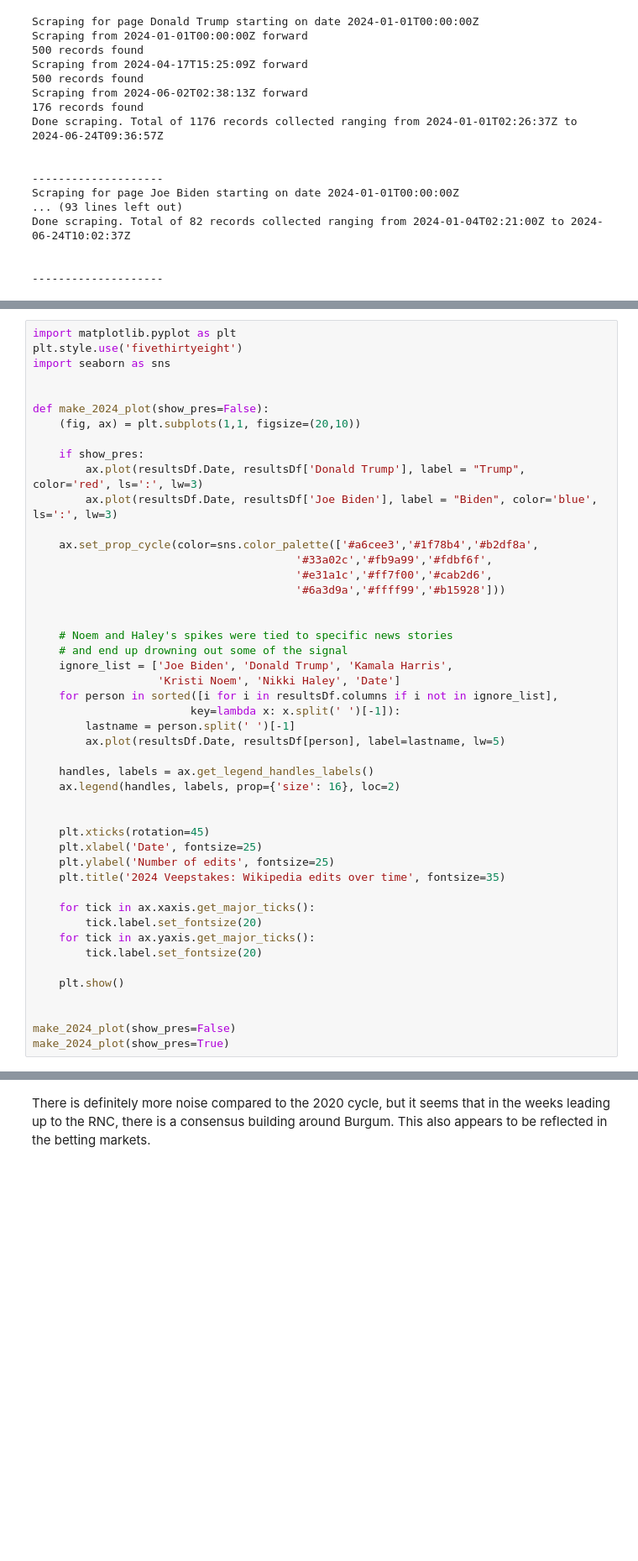
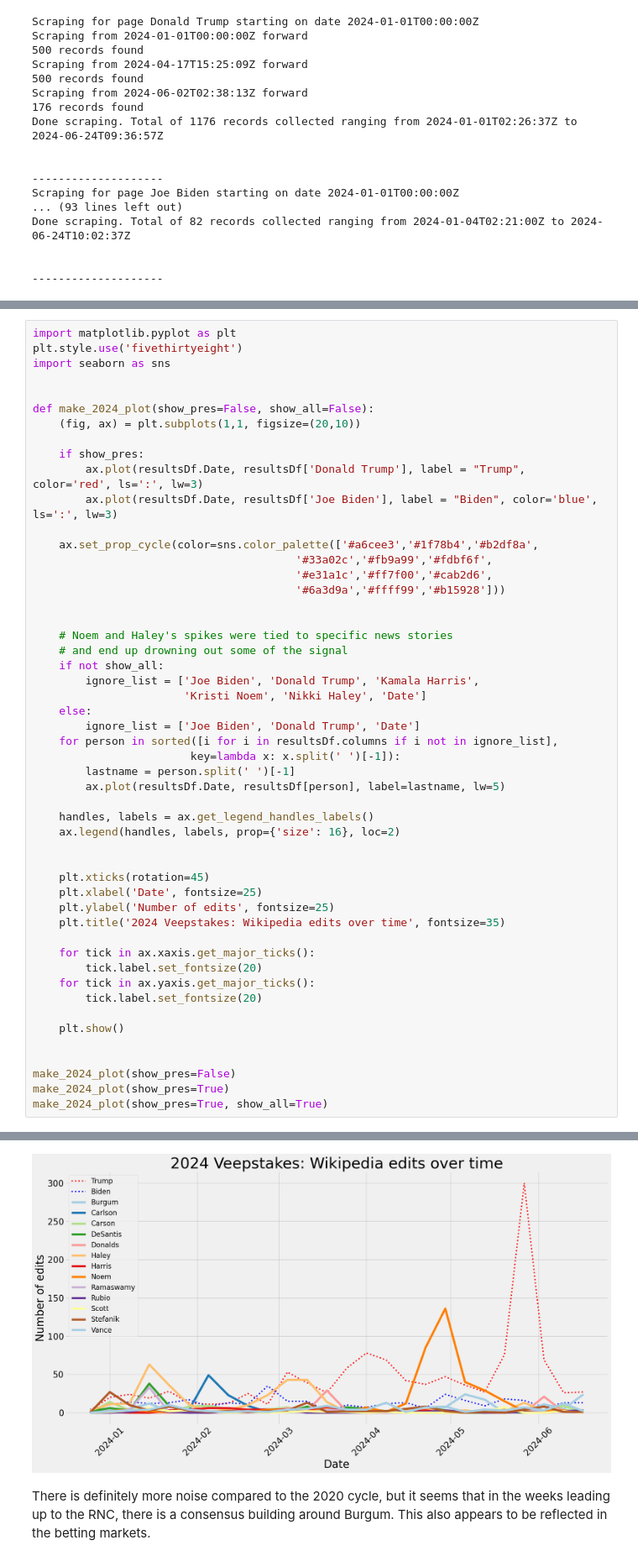
Before and after one commit to edridgedsouza/Veepstakes, a Jupyter notebook: Veepstakes.ipynb, the cells around one changed output, grey strips where cells are left out. Shown at 84% size. Saved outputs shown, nothing was run; the diff lists cells and outputs as text; blank space fills up the shorter version.

```diff
--- a/Veepstakes.ipynb
+++ b/Veepstakes.ipynb
@@ -255,7 +255,7 @@ plt.style.use('fivethirtyeight')
 import seaborn as sns
 
 
-def make_2024_plot(show_pres=False):
+def make_2024_plot(show_pres=False, show_all=False):
     (fig, ax) = plt.subplots(1,1, figsize=(20,10))
 
     if show_pres:
@@ -270,34 +270,39 @@ def make_2024_plot(show_pres=False):
 
     # Noem and Haley's spikes were tied to specific news stories
     # and end up drowning out some of the signal
-    ignore_list = ['Joe Biden', 'Donald Trump', 'Kamala Harris',
-                   'Kristi Noem', 'Nikki Haley', 'Date']
+    if not show_all:
+        ignore_list = ['Joe Biden', 'Donald Trump', 'Kamala Harris',
+                       'Kristi Noem', 'Nikki Haley', 'Date']
+    else:
+        ignore_list = ['Joe Biden', 'Donald Trump', 'Date']
     for person in sorted([i for i in resultsDf.columns if i not in ignore_list],
                         key=lambda x: x.split(' ')[-1]):
         lastname = person.split(' ')[-1]
         ax.plot(resultsDf.Date, resultsDf[person], label=lastname, lw=5)
 
     handles, labels = ax.get_legend_handles_labels()
     ax.legend(handles, labels, prop={'size': 16}, loc=2)
 
 
     plt.xticks(rotation=45)
     plt.xlabel('Date', fontsize=25)
     plt.ylabel('Number of edits', fontsize=25)
     plt.title('2024 Veepstakes: Wikipedia edits over time', fontsize=35)
 
     for tick in ax.xaxis.get_major_ticks():
         tick.label.set_fontsize(20)
     for tick in ax.yaxis.get_major_ticks():
         tick.label.set_fontsize(20)
 
     plt.show()
 
 
 make_2024_plot(show_pres=False)
 make_2024_plot(show_pres=True)
+make_2024_plot(show_pres=True, show_all=True)
 # %% [output]
 [figure]
 [figure]
+[figure, added]
 # %% [markdown]
 There is definitely more noise compared to the 2020 cycle, but it seems that in the weeks leading up to the RNC, there is a consensus building around Burgum. This also appears to be reflected in the betting markets.
```
